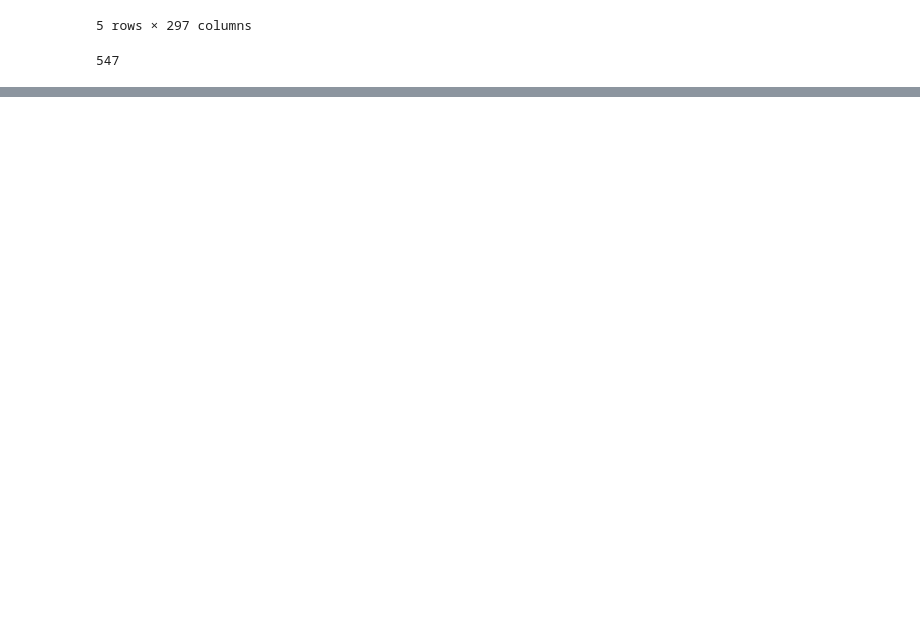
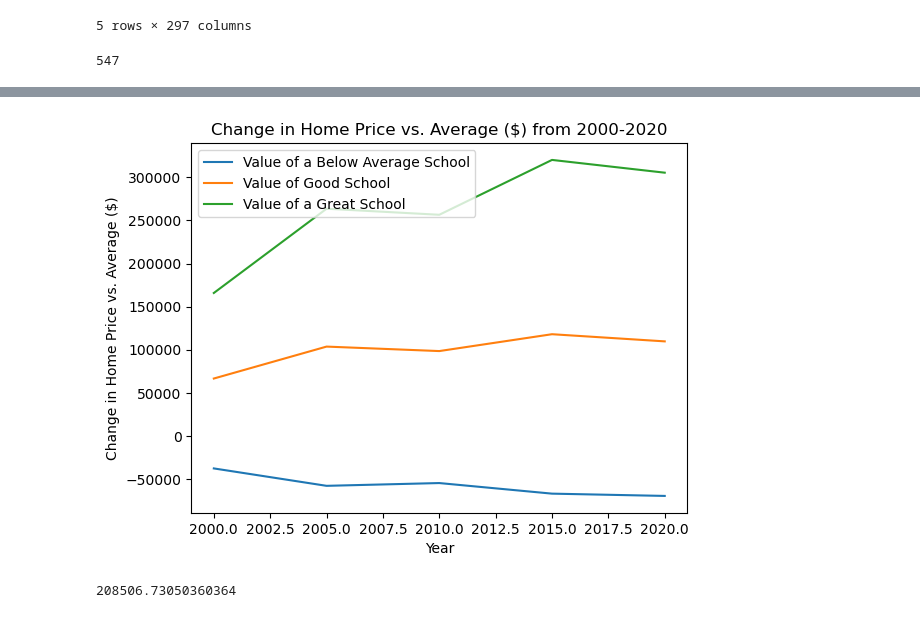
Before and after one commit to tlochan/ProjectOne, a Jupyter notebook: Data Cleaning.ipynb, the cells around one changed output, grey strips where cells are left out. Cells and saved outputs as stored; diff of their text form; code cells hidden in the pictures; blank space fills up the shorter version.

```diff
--- a/Data Cleaning.ipynb
+++ b/Data Cleaning.ipynb
@@ -122,0 +133,12 @@ groupDf.nunique()
+# %%
+#create a Data Frame with longitudinal data 2001-2020
+longDf = nj_df[["RegionID","State", "City", "CountyName","RegionName", "2001-09-30","2005-09-30",\
+                "2010-09-30","2015-09-30","2020-09-30"]]
+longDf= longDf.astype({"RegionName":str},errors='raise')
+#rename Region Name to Zip Code
+longDf=longDf.rename(columns={"RegionName":"Zip Code", "2001-09-30":"2000 Avg Home Price", "2010-09-30":"2010 Avg Home Price",\
+                              "2020-09-30":"2020 Avg Home Price","2005-09-30": "2005 Avg Home Price", "2015-09-30":"2015 Avg Home Price"})
+#longDf["2000 Avg Home Price"] = longDf["2000 Avg Home Price"].map("${:,.2f}".format)
+#longDf["2010 Avg Home Price"] = longDf["2010 Avg Home Price"].map("${:,.2f}".format)
+#longDf["2020 Avg Home Price"] = longDf["2020 Avg Home Price"].map("${:,.2f}".format)
+longDf.head()
@@ -122,0 +226,19 @@ groupDf.nunique()
+# %%
+#average value per year
+avg2000 = long_merge_df["2000 Avg Home Price"].mean()
+avg2005 = long_merge_df["2005 Avg Home Price"].mean()
+avg2010 = long_merge_df["2010 Avg Home Price"].mean()
+avg2015 = long_merge_df["2015 Avg Home Price"].mean()
+avg2020 = long_merge_df["2020 Avg Home Price"].mean()
+
+avgs = [avg2000, avg2005, avg2010, avg2015, avg2020]
+
+vs_avg_df = pd.DataFrame(
+{"Year":[2000,2005,2010,2015,2020],
+ "Average House Value":avgs,
+ "Below Average(<6)":below_avg,
+ "Good (6-8)":good,
+ "Great (8+)":great
+})
+
+vs_avg_df
@@ -122,0 +252,5 @@ groupDf.nunique()
+# %%
+vs_avg_df["Value of a Below Average School"] = vs_avg_df["Below Average(<6)"] - vs_avg_df["Average House Value"]
+vs_avg_df["Value of Good School"] = vs_avg_df["Good (6-8)"] - vs_avg_df["Average House Value"]
+vs_avg_df["Value of a Great School"] = vs_avg_df["Great (8+)"] - vs_avg_df["Average House Value"]
+vs_avg_df
@@ -122,0 +264,18 @@ groupDf.nunique()
+# %%
+vs_avg_df.plot(kind="line", x="Year", y="Value of a Below Average School")
+vs_avg_df.plot(kind="line", x="Year", y="Value of Good School", ax=plt.gca())
+vs_avg_df.plot(kind="line", x="Year", y="Value of a Great School", ax=plt.gca())
+plt.ylabel("Change in Home Price vs. Average ($)")
+plt.title("Change in Home Price vs. Average ($) from 2000-2020")
+plt.show()
+# %% [output]
+[figure, added]
+# %%
+#join data sets on Zip Code Columns
+long_merge_df = pd.merge(longDf,greatDf,right_on="Zip Code",left_on="Zip Code", how="inner")
+
+#average value per year
+avg2000 = long_merge_df["2000 Avg Home Price"].mean()
+avg2000
+# %% [output]
+208506.73050360364
```
Also changed, not shown: parts of 37 cells of this notebook.
